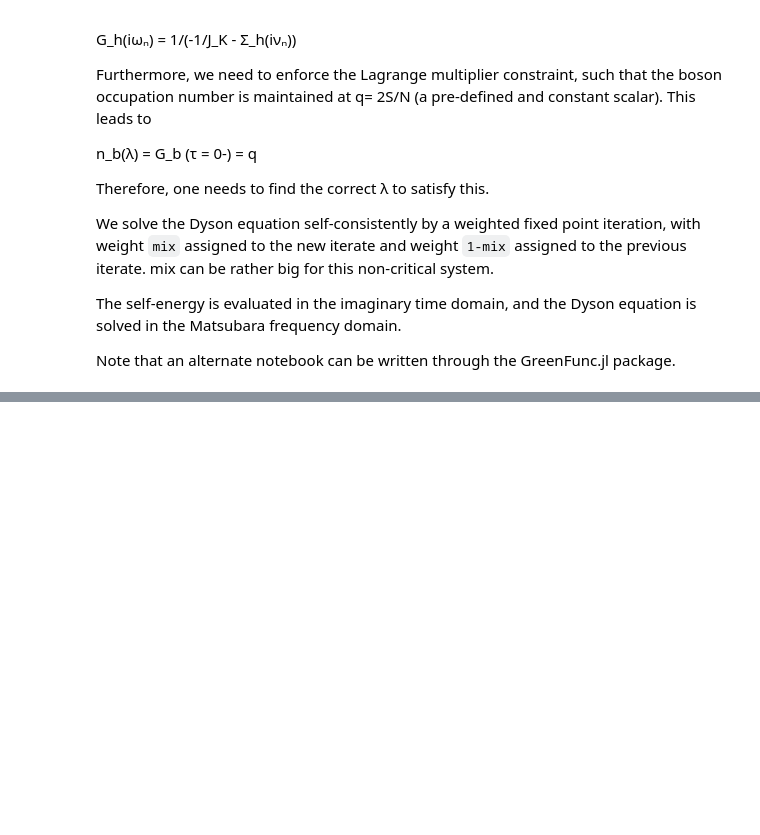
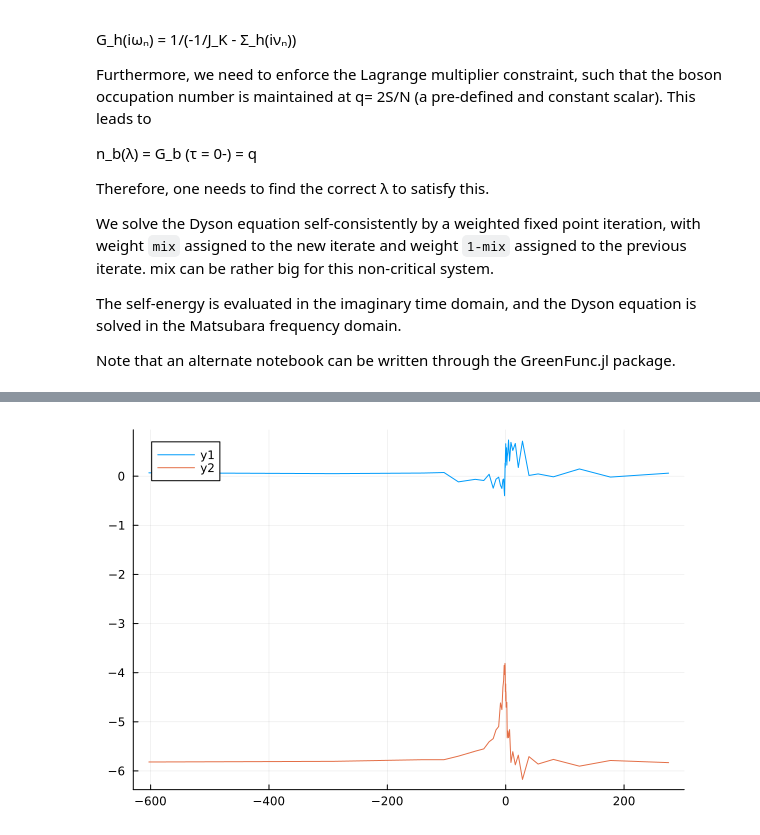
Before and after one commit to vdrouint/large-N-equations, a Jupyter notebook: largeN.ipynb, the cells around one changed output, grey strips where cells are left out. Cells and saved outputs as stored; diff of their text form; code cells hidden in the pictures; blank space fills up the shorter version.

```diff
--- a/largeN.ipynb
+++ b/largeN.ipynb
@@ -210,3 +230,9 @@ imag(log(sum(G_h)/β))/π
+# %%
+G_h_omega = tau2matfreq(df, G_h)
+plot(df.ωn, imag(G_h_omega))
+plot!(df.ωn, real(G_h_omega))
+# %% [output]
+[figure, added]
 # %%
 #test if the solutions work
 
```
Also changed, not shown: parts of 8 cells of this notebook.
